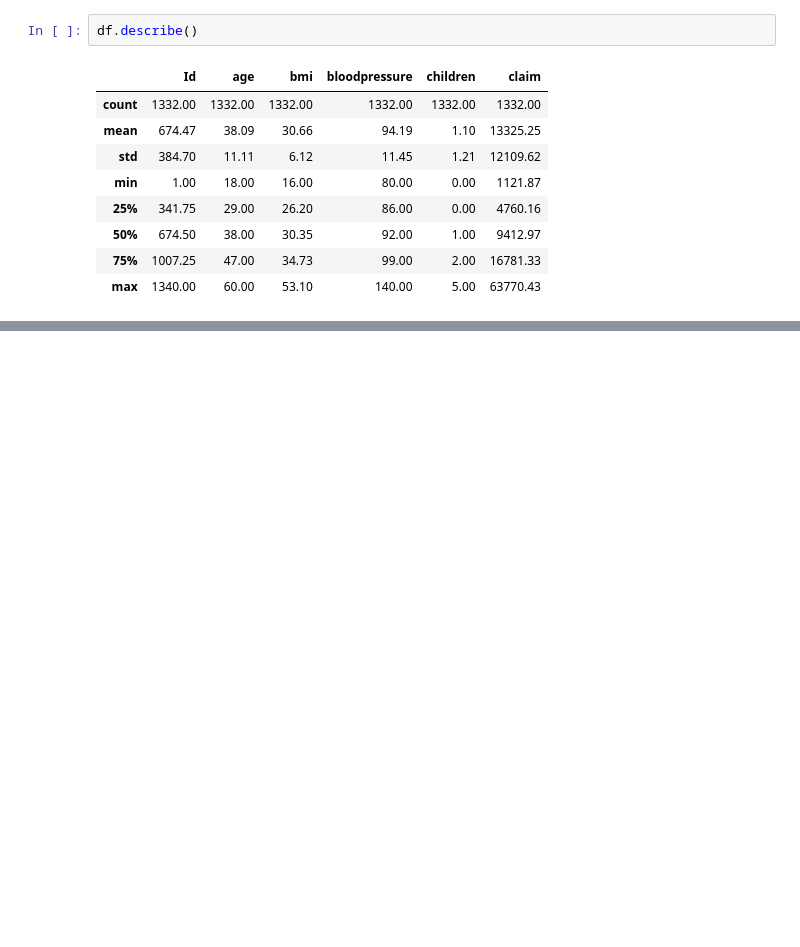
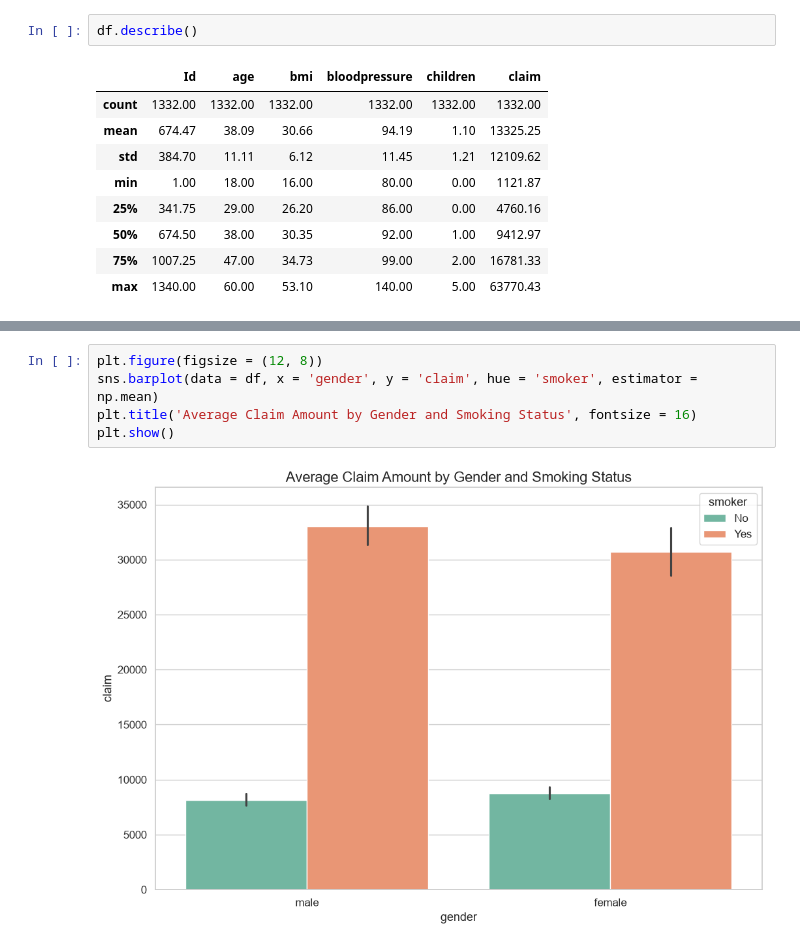
Before and after one commit to Arunpurohit1766/Health-Insurance-Cost-Prediction, a Jupyter notebook: health_insurance_cost.ipynb, the cells around one changed output, grey strips where cells are left out. Drawn from its saved outputs; the diff is of its cells as text; blank space fills up the shorter version.

```diff
--- a/health_insurance_cost.ipynb
+++ b/health_insurance_cost.ipynb
@@ -89,0 +121,7 @@ df.describe()
+# %%
+plt.figure(figsize = (12, 8))
+sns.barplot(data = df, x = 'gender', y = 'claim', hue = 'smoker', estimator = np.mean)
+plt.title('Average Claim Amount by Gender and Smoking Status', fontsize = 16)
+plt.show()
+# %% [output]
+[figure, added]
```
Also changed, not shown: parts of 15 cells of this notebook.
